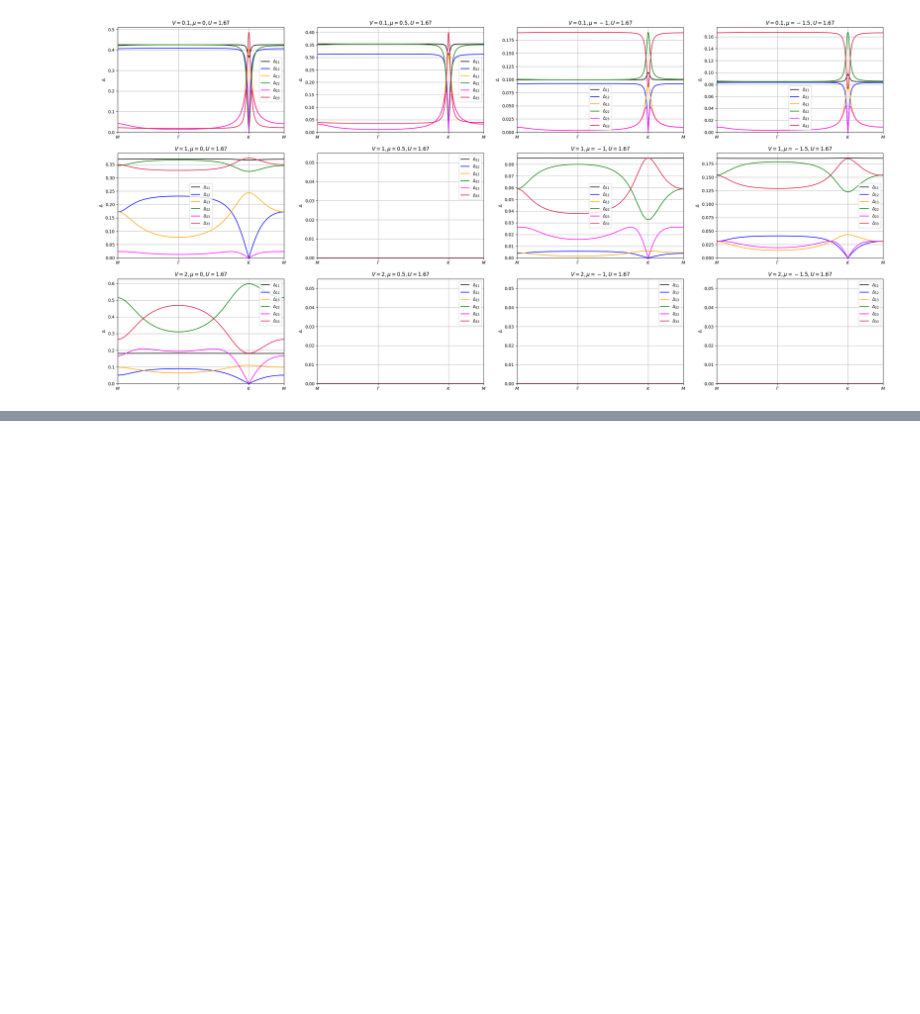
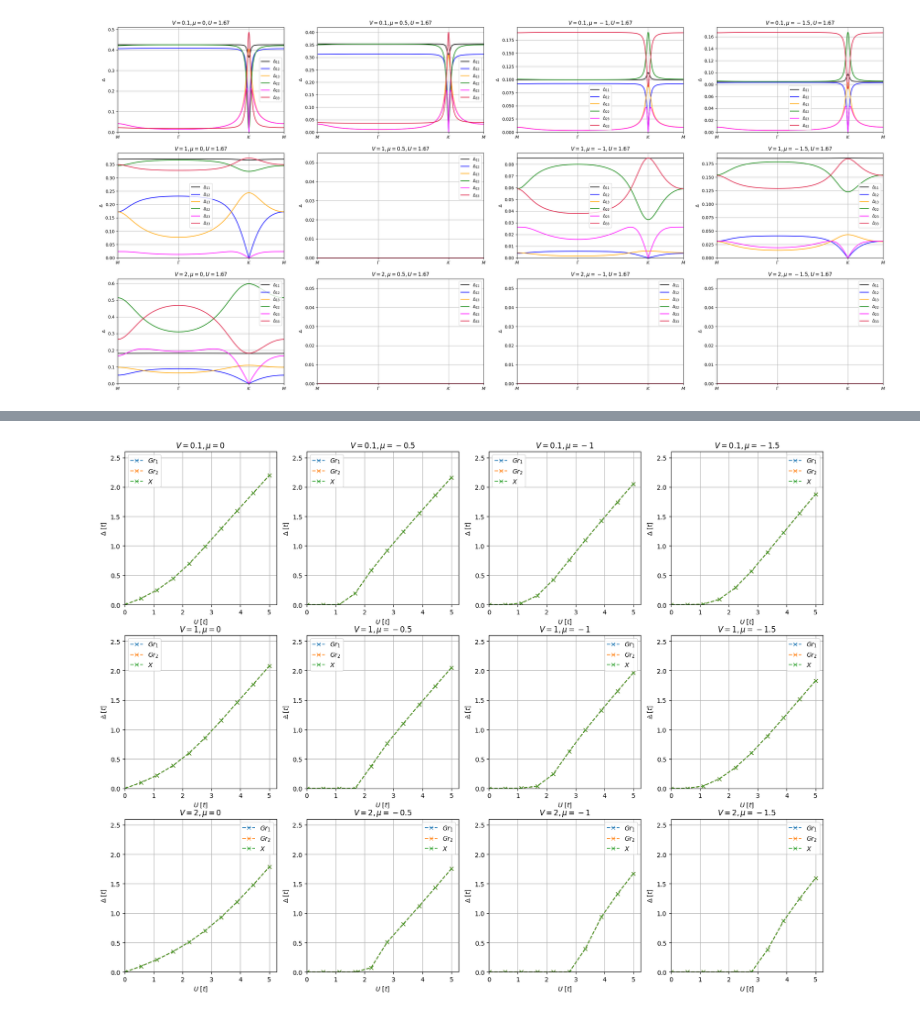
Before and after one commit to Ruberhauptmann/quantum-metric-egx, a Jupyter notebook: plot_gap_against_U.ipynb, the cells around one changed output, grey strips where cells are left out. Cells and saved outputs as stored; diff of their text form; code cells hidden in the pictures; blank space fills up the shorter version.

```diff
--- a/plot_gap_against_U.ipynb
+++ b/plot_gap_against_U.ipynb
@@ -125,2 +191,7 @@ fig.savefig('gap_plots/gap_size_vs_U_band_basis.pdf', bbox_inches='tight')
+# %%
+fig = plot_band_basis_uniform_pairing([0.1, 1, 2], 'egx/gap_size_vs_U_uniform_pairing_constraint')
+fig.savefig('gap_plots/gap_size_vs_U_band_basis_uniform_pairing_constraint.pdf', bbox_inches='tight')
+# %% [output]
+[figure, added]
 # %%
 def plot_for_graphene(base_path):
```
Also changed, not shown: parts of 8 cells of this notebook, 52 other files.
